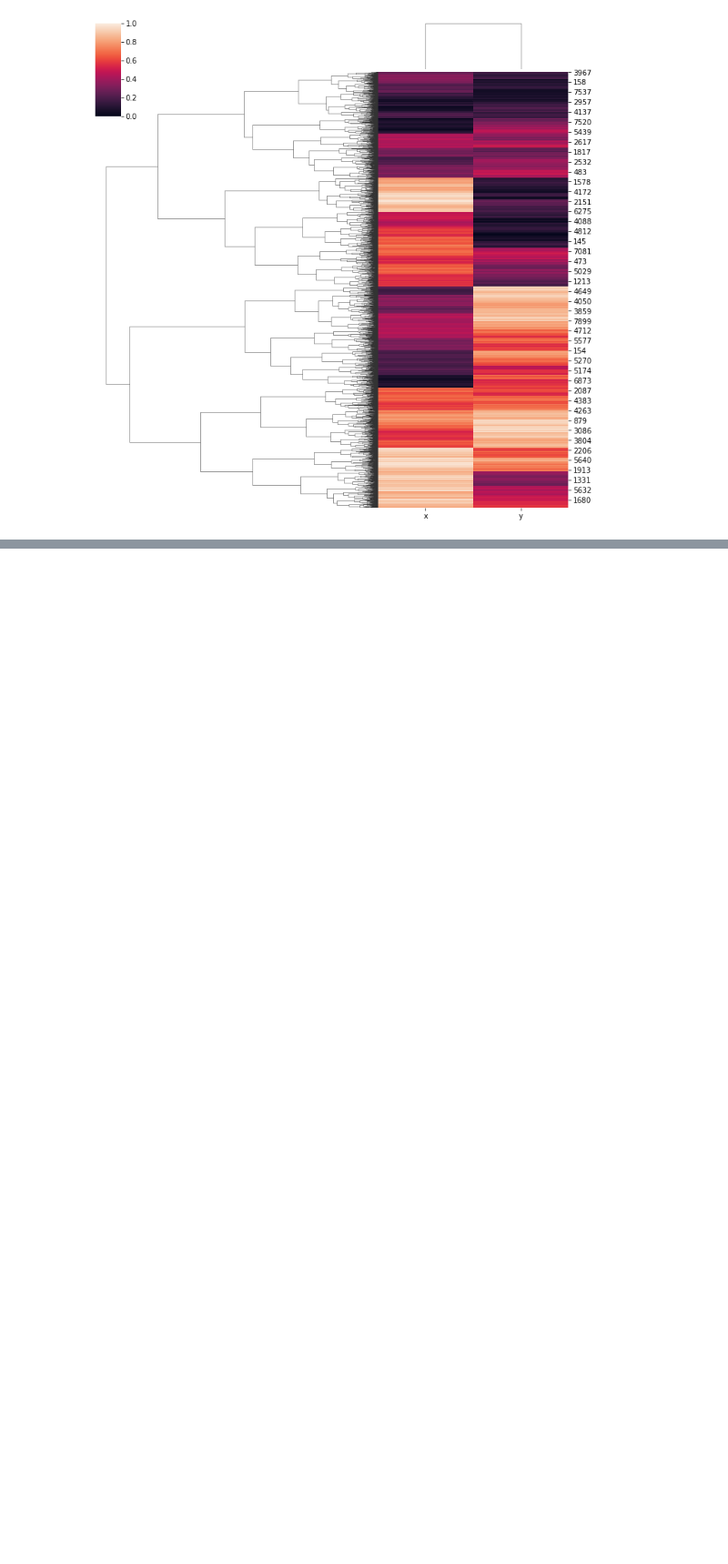
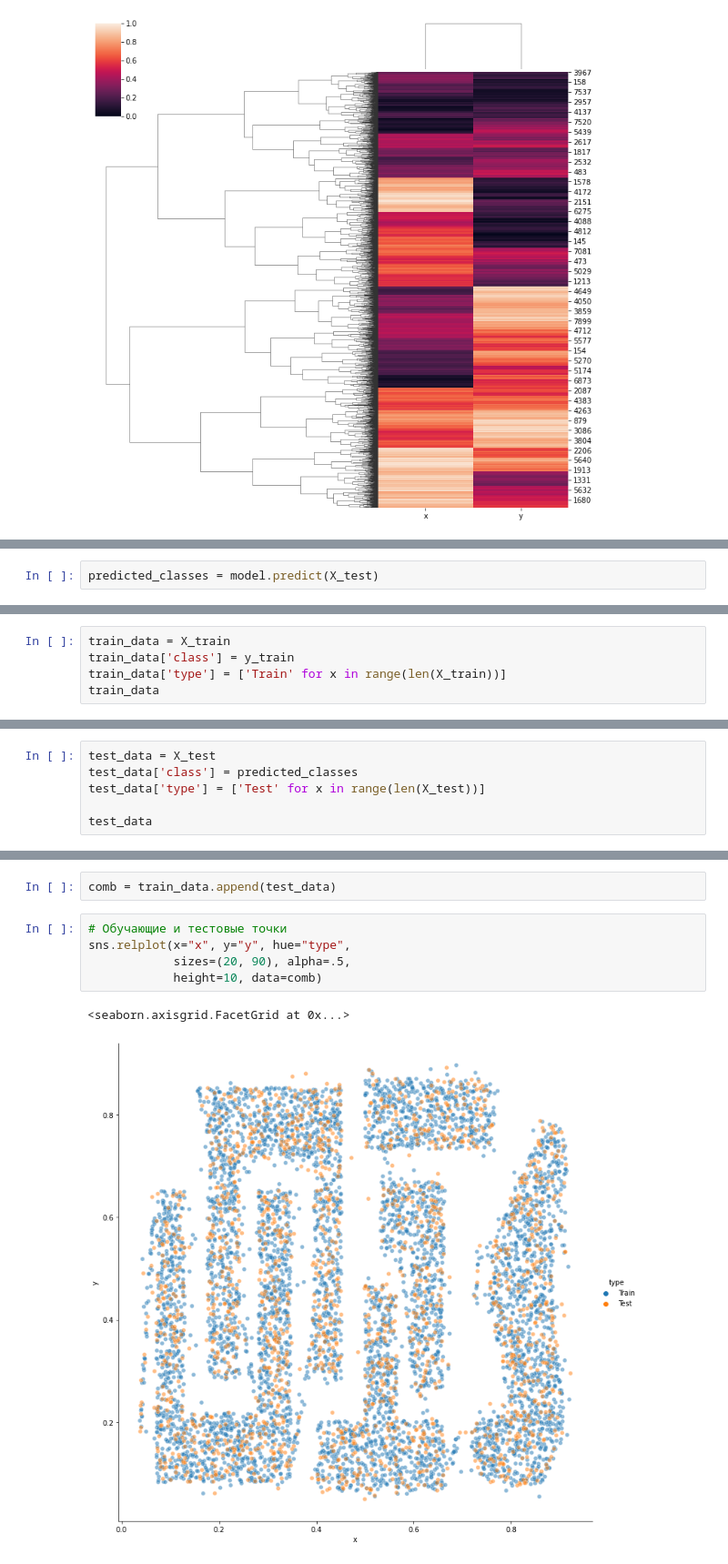
Before and after one commit to DataMathematician/PetResearch, a Jupyter notebook: l4p1.ipynb, the cells around one changed output, grey strips where cells are left out. Shown at 91% size. Cells and saved outputs as stored; diff of their text form; blank space fills up the shorter version.

```diff
--- a/l4p1.ipynb
+++ b/l4p1.ipynb
@@ -196,0 +231,2 @@ standard = sns.clustermap(cleared_df.iloc[:,:-1],standard_scale=1,dendrogram_rat
+# %%
+predicted_classes = model.predict(X_test)
@@ -196,0 +238,5 @@ standard = sns.clustermap(cleared_df.iloc[:,:-1],standard_scale=1,dendrogram_rat
+# %%
+train_data = X_train
+train_data['class'] = y_train
+train_data['type'] = ['Train' for x in range(len(X_train))]
+train_data
@@ -196,0 +257,6 @@ standard = sns.clustermap(cleared_df.iloc[:,:-1],standard_scale=1,dendrogram_rat
+# %%
+test_data = X_test
+test_data['class'] = predicted_classes
+test_data['type'] = ['Test' for x in range(len(X_test))]
+
+test_data
@@ -196,0 +277,10 @@ standard = sns.clustermap(cleared_df.iloc[:,:-1],standard_scale=1,dendrogram_rat
+# %%
+comb = train_data.append(test_data)
+# %%
+# Обучающие и тестовые точки
+sns.relplot(x="x", y="y", hue="type",
+            sizes=(20, 90), alpha=.5,
+            height=10, data=comb)
+# %% [output]
+<seaborn.axisgrid.FacetGrid at 0x...>
+[figure, added]
```
Also changed, not shown: parts of 10 cells of this notebook.
